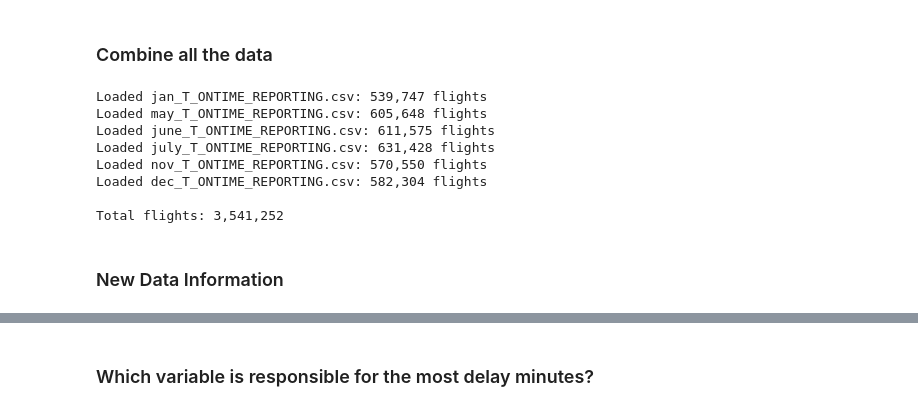
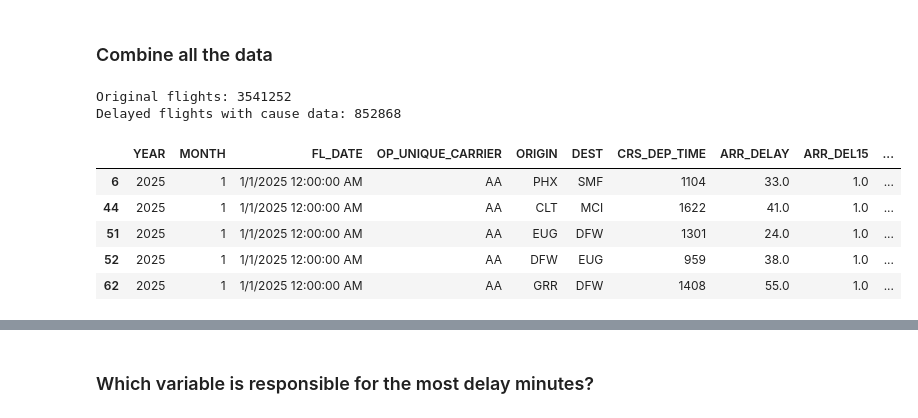
Before and after one commit to PrathikNR97/DTSC-2302-Final-Project-, a Jupyter notebook: Group Project Code.ipynb, the cells around one changed output, grey strips where cells are left out. Cells and saved outputs as stored; diff of their text form; code cells hidden in the pictures.

```diff
--- a/Group Project Code.ipynb
+++ b/Group Project Code.ipynb
@@ -823,57 +813,24 @@ pd.DataFrame(checks)
 ### Combine all the data
 # %%
 
-# Columns needed for our analysis
-columns = [
-    "YEAR",
-    "MONTH",
-    "DAY_OF_MONTH",
-    "DAY_OF_WEEK",
-    "FL_DATE",
-    "OP_UNIQUE_CARRIER",
-    "ORIGIN",
-    "DEST",
-    "CRS_DEP_TIME",
-    "CRS_ARR_TIME",
-    "CRS_ELAPSED_TIME",
-    "DISTANCE",
-    "CANCELLED",
-    "DIVERTED",
-    "ARR_DEL15"
-]
+# Keep delayed flights with recorded cause information
+delayed_flights = delay_data[
+    (delay_data["ARR_DEL15"] == 1) &
+    (delay_data["CANCELLED"] == 0) &
+    (delay_data["DIVERTED"] == 0) &
+    (delay_data[delay_columns].notna().any(axis=1))
+].copy()
 
-# Create an empty list to store each month's data
-dataframes = []
+print("Original flights:", len(delay_data))
+print("Delayed flights with cause data:", len(delayed_flights))
 
-# Load each monthly CSV file
-for expected_month, filename in files.items():
-    df_month = pd.read_csv(
-        data_folder / filename,
-        usecols=lambda col: col in columns
-    )
-
-    # Prevent incorrectly labeled months from being combined
-    if not (
-        df_month["YEAR"].eq(2025).all()
-        and df_month["MONTH"].eq(expected_month).all()
-    ):
-        raise ValueError(f"Incorrect month or year in {filename}")
-
-    dataframes.append(df_month)
-    print(f"Loaded {filename}: {len(df_month):,} flights")
-
-# Combine all months into one DataFrame
-flights = pd.concat(dataframes, ignore_index=True)
-
-print(f"\nTotal flights: {len(flights):,}")
+display(delayed_flights.head())
 # %% [output]
-Loaded jan_T_ONTIME_REPORTING.csv: 539,747 flights
-Loaded may_T_ONTIME_REPORTING.csv: 605,648 flights
-Loaded june_T_ONTIME_REPORTING.csv: 611,575 flights
-Loaded july_T_ONTIME_REPORTING.csv: 631,428 flights
-Loaded nov_T_ONTIME_REPORTING.csv: 570,550 flights
-Loaded dec_T_ONTIME_REPORTING.csv: 582,304 flights
-
-Total flights: 3,541,252
+Original flights: 3541252
+Delayed flights with cause data: 852868
+|  | YEAR | MONTH | FL_DATE | OP_UNIQUE_CARRIER | ORIGIN | DEST | CRS_DEP_TIME | ARR_DELAY | ARR_DEL15 | ... |
+| 6 | 2025 | 1 | 1/1/2025 12:00:00 AM | AA | PHX | SMF | 1104 | 33.0 | 1.0 | ... |
+| 44 | 2025 | 1 | 1/1/2025 12:00:00 AM | AA | CLT | MCI | 1622 | 41.0 | 1.0 | ... |
+| 51 | 2025 | 1 | 1/1/2025 12:00:00 AM | AA | EUG | DFW | 1301 | 24.0 | 1.0 | ... |
+| 52 | 2025 | 1 | 1/1/2025 12:00:00 AM | AA | DFW | EUG | 959 | 38.0 | 1.0 | ... |
+| 62 | 2025 | 1 | 1/1/2025 12:00:00 AM | AA | GRR | DFW | 1408 | 55.0 | 1.0 | ... |
-# %% [markdown]
-### New Data Information
```
Also changed, not shown: parts of 10 cells of this notebook.
